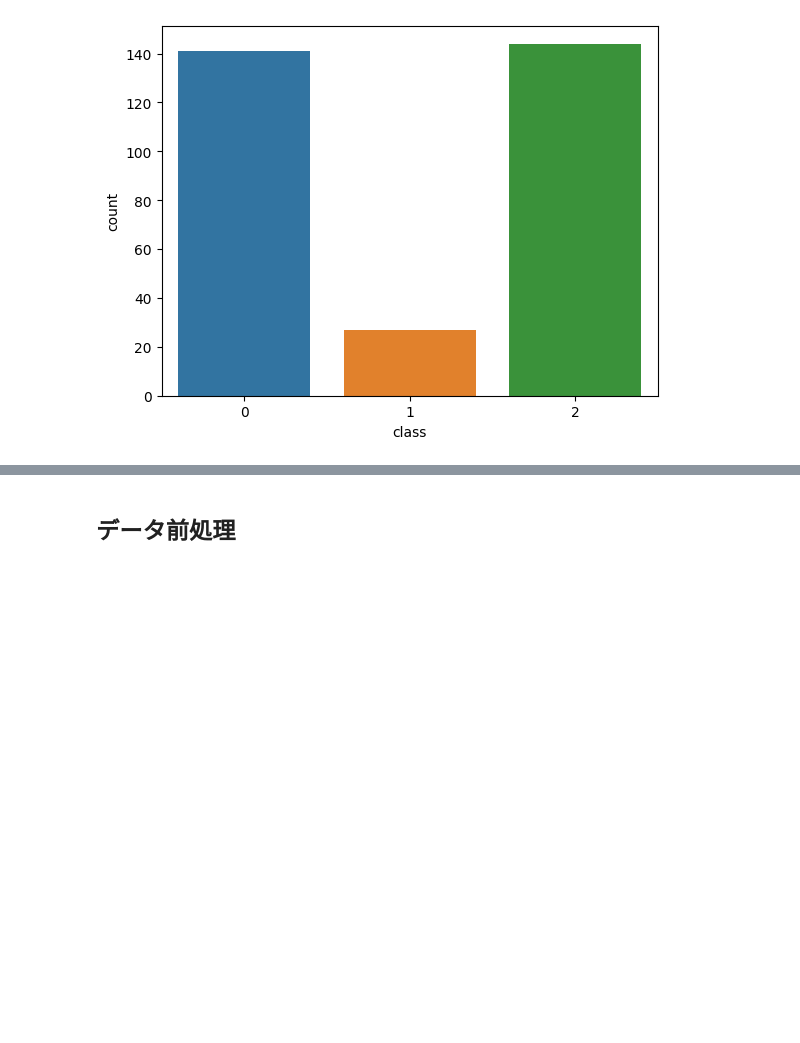
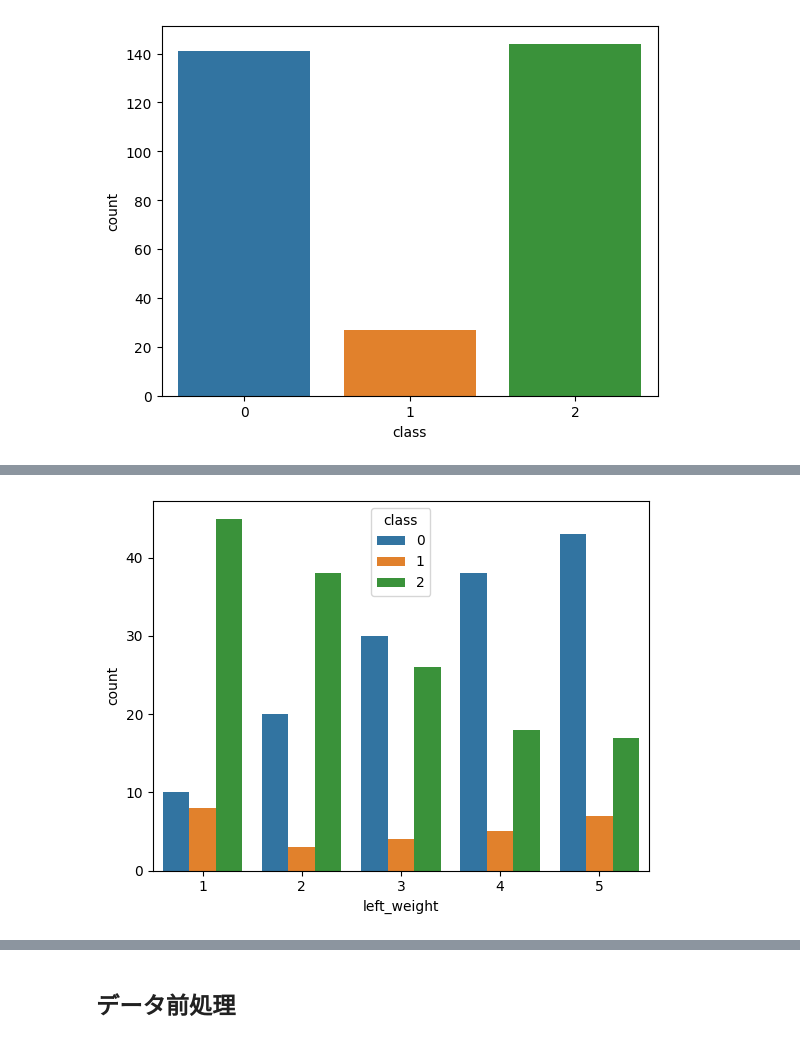
Before and after one commit to wanana12/signate, a Jupyter notebook: balance.ipynb, the cells around one changed output, grey strips where cells are left out. Cells and saved outputs as stored; diff of their text form; code cells hidden in the pictures; blank space fills up the shorter version.

```diff
--- a/balance.ipynb
+++ b/balance.ipynb
@@ -53,0 +59,5 @@ plt.show()
+# %%
+sns.countplot(x="left_weight", hue="class", data=train)
+plt.show()
+# %% [output]
+[figure, added]
```
Also changed, not shown: parts of 9 cells of this notebook.
